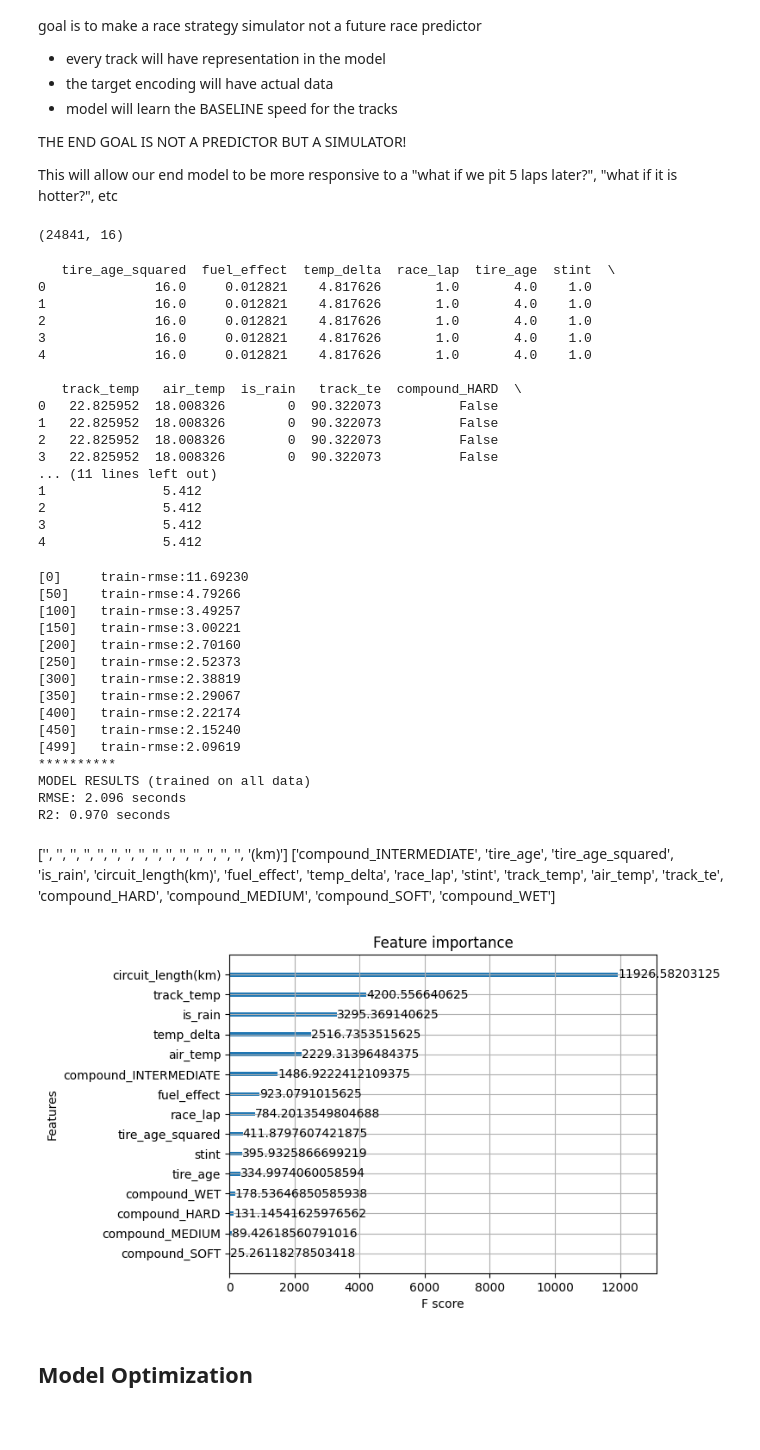
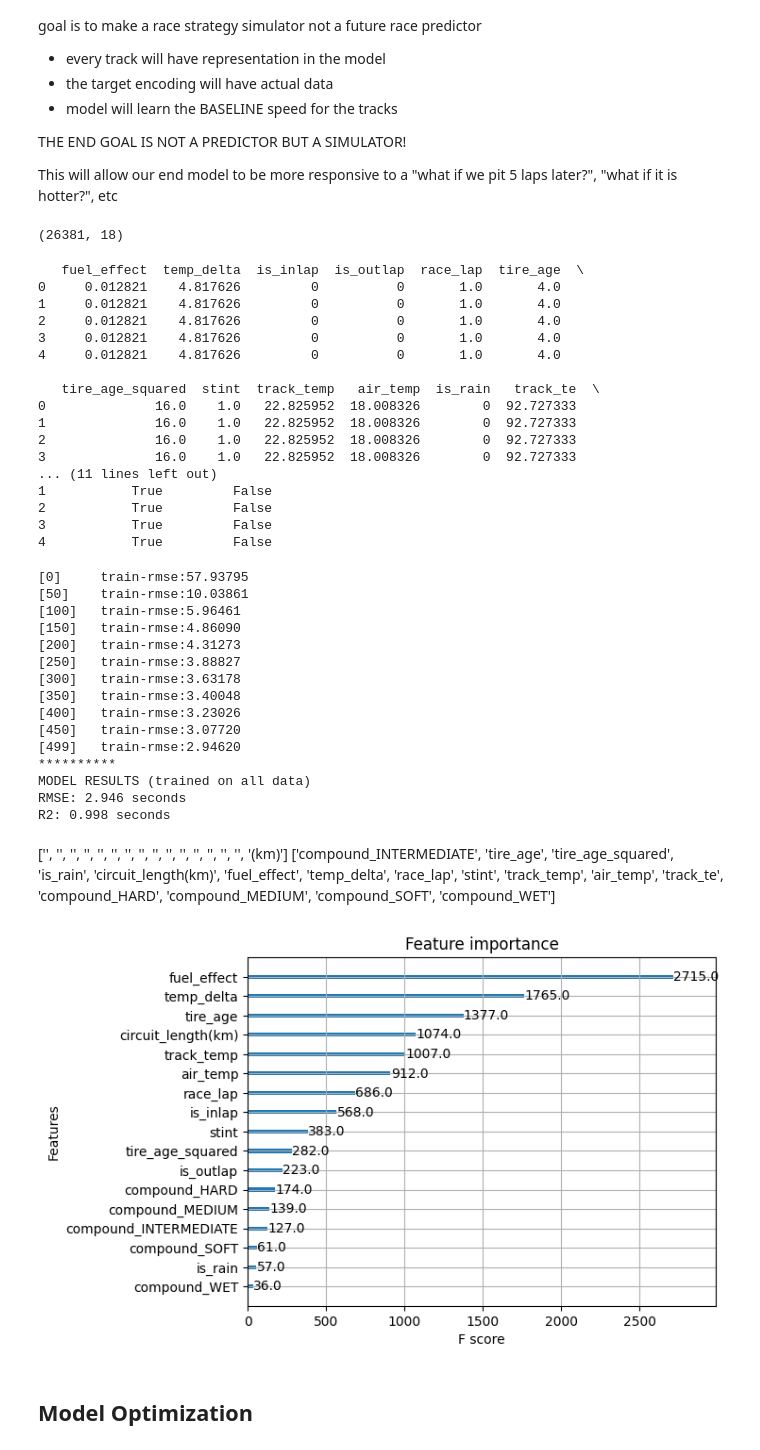
Before and after one commit to briannaghinds/racr, a Jupyter notebook: models/lap_time_predictor.ipynb, the cells around one changed output. Saved outputs shown, nothing was run; the diff lists cells and outputs as text; code cells hidden in the pictures; blank space fills up the shorter version.

Commit message:
updated xgboost model

```diff
--- a/models/lap_time_predictor.ipynb
+++ b/models/lap_time_predictor.ipynb
@@ -18,6 +27,8 @@ data = lap_data.merge(weather_data, on="race_id", how="left")
 
 # create a boolean column for rain
 data["is_rain"] = data["rain"].astype(int)
+data["is_inlap"] = data["is_inlap"].astype(int)
+data["is_outlap"] = data["is_outlap"].astype(int)
 
 # convert categorical columns (compound, track)
 # compound (one hot encoding)
@@ -95,7 +106,7 @@ final_df["fuel_effect"] = final_df["race_lap"] / final_df["race_lap"].max()  # F
 final_df["temp_delta"] = final_df["track_temp"] - final_df["air_temp"]  # Grip conditions
 # %%
 # X = final_df[["race_lap", "tire_age", "stint", "track_temp", "air_temp", "is_rain", "track_te", "compound_HARD", "compound_INTERMEDIATE", "compound_MEDIUM", "compound_SOFT", "compound_WET", "circuit_length(km)"]]
-X = final_df[["tire_age_squared", "fuel_effect", "temp_delta", "race_lap", "tire_age", "stint", "track_temp", "air_temp", "is_rain", "track_te", "compound_HARD", "compound_INTERMEDIATE", "compound_MEDIUM", "compound_SOFT", "compound_WET", "circuit_length(km)"]]
+X = final_df[["fuel_effect", "temp_delta", "is_inlap", "is_outlap","race_lap", "tire_age", "tire_age_squared", "stint", "track_temp", "air_temp", "is_rain", "track_te", "circuit_length(km)", "compound_HARD", "compound_INTERMEDIATE", "compound_MEDIUM", "compound_SOFT", "compound_WET"]]
 y = final_df["lap_time_sec"]
 
 # SANITY CHECK
@@ -162,27 +191,27 @@ from sklearn.metrics import mean_squared_error, r2_score
 # %%
 X.shape
 # %% [output]
-(24841, 16)
+(26381, 18)
 # %%
 print(X.head())
 # %% [output]
-   tire_age_squared  fuel_effect  temp_delta  race_lap  tire_age  stint  \
-0              16.0     0.012821    4.817626       1.0       4.0    1.0
-1              16.0     0.012821    4.817626       1.0       4.0    1.0
-2              16.0     0.012821    4.817626       1.0       4.0    1.0
-3              16.0     0.012821    4.817626       1.0       4.0    1.0
-4              16.0     0.012821    4.817626       1.0       4.0    1.0
+   fuel_effect  temp_delta  is_inlap  is_outlap  race_lap  tire_age  \
+0     0.012821    4.817626         0          0       1.0       4.0
+1     0.012821    4.817626         0          0       1.0       4.0
+2     0.012821    4.817626         0          0       1.0       4.0
+3     0.012821    4.817626         0          0       1.0       4.0
+4     0.012821    4.817626         0          0       1.0       4.0
 
-   track_temp   air_temp  is_rain   track_te  compound_HARD  \
-0   22.825952  18.008326        0  90.322073          False
-1   22.825952  18.008326        0  90.322073          False
-2   22.825952  18.008326        0  90.322073          False
-3   22.825952  18.008326        0  90.322073          False
+   tire_age_squared  stint  track_temp   air_temp  is_rain   track_te  \
+0              16.0    1.0   22.825952  18.008326        0  92.727333
+1              16.0    1.0   22.825952  18.008326        0  92.727333
+2              16.0    1.0   22.825952  18.008326        0  92.727333
+3              16.0    1.0   22.825952  18.008326        0  92.727333
 ... (11 lines left out)
-1               5.412
-2               5.412
-3               5.412
-4               5.412
+1           True         False
+2           True         False
+3           True         False
+4           True         False
 # %%
 # build DMatrix structures to allow faster training and less memory use for the XGB model
 xgb_matrix = xgb.DMatrix(X, label=y)
@@ -239,21 +268,21 @@ print("MODEL RESULTS (trained on all data)")
 print(f"RMSE: {rmse:.3f} seconds")
 print(f"R2: {r2:.3f} seconds")
 # %% [output]
-[0]     train-rmse:11.69230
-[50]    train-rmse:4.79266
-[100]   train-rmse:3.49257
-[150]   train-rmse:3.00221
-[200]   train-rmse:2.70160
-[250]   train-rmse:2.52373
-[300]   train-rmse:2.38819
-[350]   train-rmse:2.29067
-[400]   train-rmse:2.22174
-[450]   train-rmse:2.15240
-[499]   train-rmse:2.09619
+[0]     train-rmse:57.93795
+[50]    train-rmse:10.03861
+[100]   train-rmse:5.96461
+[150]   train-rmse:4.86090
+[200]   train-rmse:4.31273
+[250]   train-rmse:3.88827
+[300]   train-rmse:3.63178
+[350]   train-rmse:3.40048
+[400]   train-rmse:3.23026
+[450]   train-rmse:3.07720
+[499]   train-rmse:2.94620
 **********
 MODEL RESULTS (trained on all data)
-RMSE: 2.096 seconds
-R2: 0.970 seconds
+RMSE: 2.946 seconds
+R2: 0.998 seconds
 # %% [markdown]
  ['', '', '', '', '', '', '', '', '', '', '', '', '', '', '', '(km)'] ['compound_INTERMEDIATE', 'tire_age', 'tire_age_squared', 'is_rain', 'circuit_length(km)', 'fuel_effect', 'temp_delta', 'race_lap', 'stint', 'track_temp', 'air_temp', 'track_te', 'compound_HARD', 'compound_MEDIUM', 'compound_SOFT', 'compound_WET']
 # %%
@@ -262,8 +291,8 @@ model.save_model("lap_time_predictor.json")
 # %%
-xgb.plot_importance(model, importance_type="gain")
+xgb.plot_importance(model, importance_type="weight")
 plt.show()
 # %% [output]
-[figure, old version]
+[figure, new version]
 # %% [markdown]
 ## Model Optimization
 # %%
```
Also changed, not shown: parts of 8 cells of this notebook, 5 other files.
